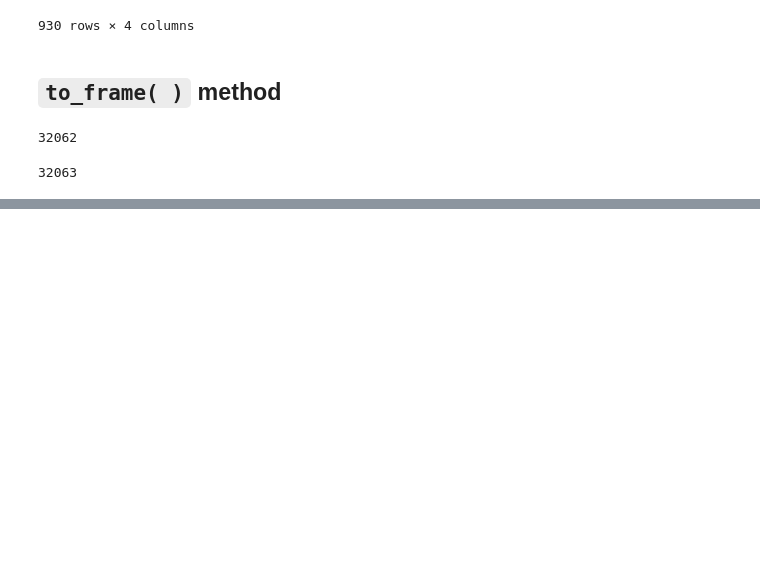
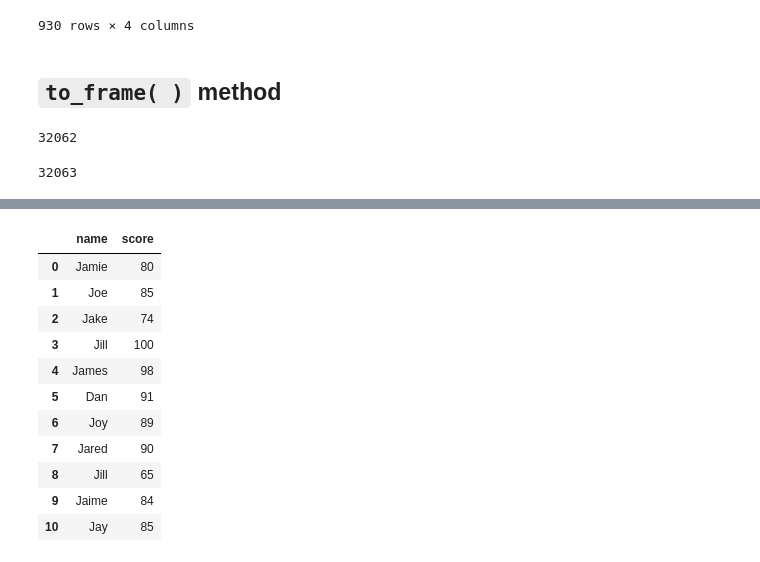
Before and after one commit to jack-cao-623/python_learning, a Jupyter notebook: understanding_code_snippets.ipynb, the cells around one changed output, grey strips where cells are left out. Saved outputs shown, nothing was run; the diff lists cells and outputs as text; code cells hidden in the pictures; blank space fills up the shorter version.

```diff
--- a/understanding_code_snippets.ipynb
+++ b/understanding_code_snippets.ipynb
@@ -180,0 +274,21 @@ chicago.shape[0]
+# %%
+# another dataset
+class_quiz_data = {'name': ["Jamie", "Joe", "Jake", "Jill", "James", "Dan", "Joy", "Jared", "Jill", "Jaime", "Jay"],
+                   'score': [80, 85, 74, 100, 98, 91, 89, 90, 65, 84, 85]
+                  }
+df_quiz_scores = pd.DataFrame(class_quiz_data)
+
+df_quiz_scores
+# %% [output]
+|  | name | score |
+| 0 | Jamie | 80 |
+| 1 | Joe | 85 |
+| 2 | Jake | 74 |
+| 3 | Jill | 100 |
+| 4 | James | 98 |
+| 5 | Dan | 91 |
+| 6 | Joy | 89 |
+| 7 | Jared | 90 |
+| 8 | Jill | 65 |
+| 9 | Jaime | 84 |
+| 10 | Jay | 85 |
```
Also changed, not shown: parts of 7 cells of this notebook.
